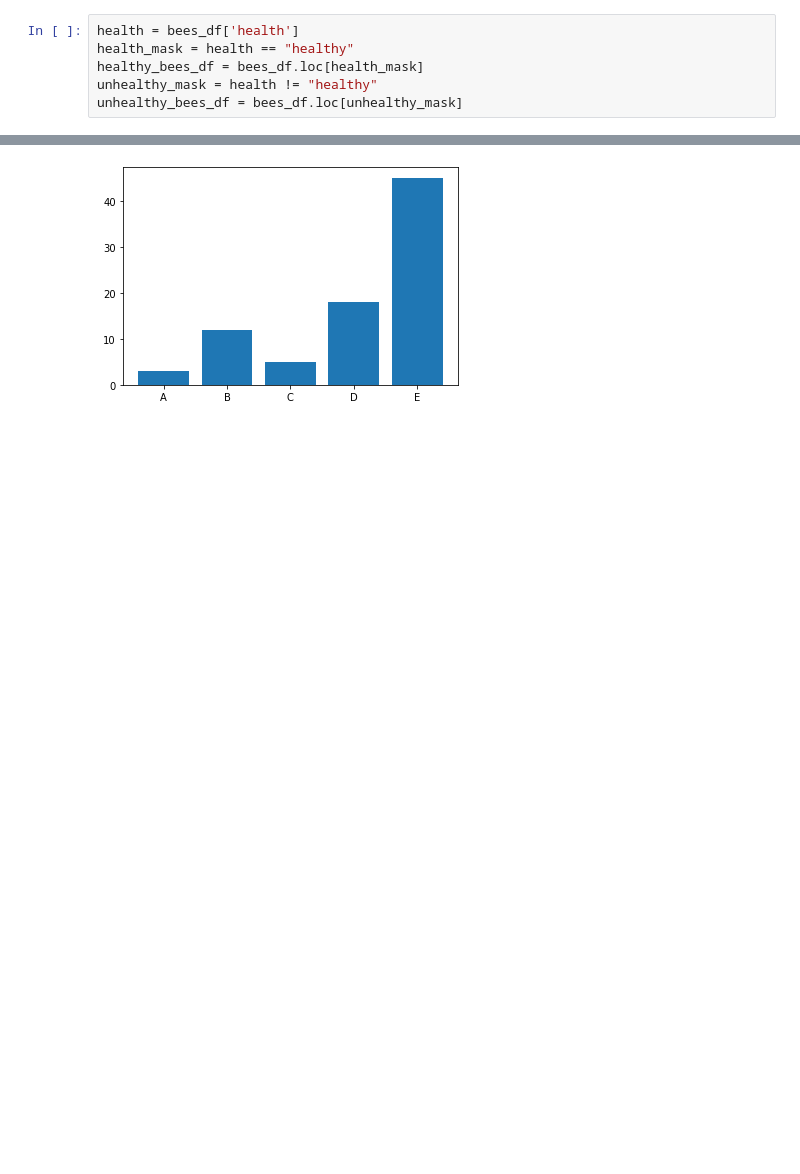
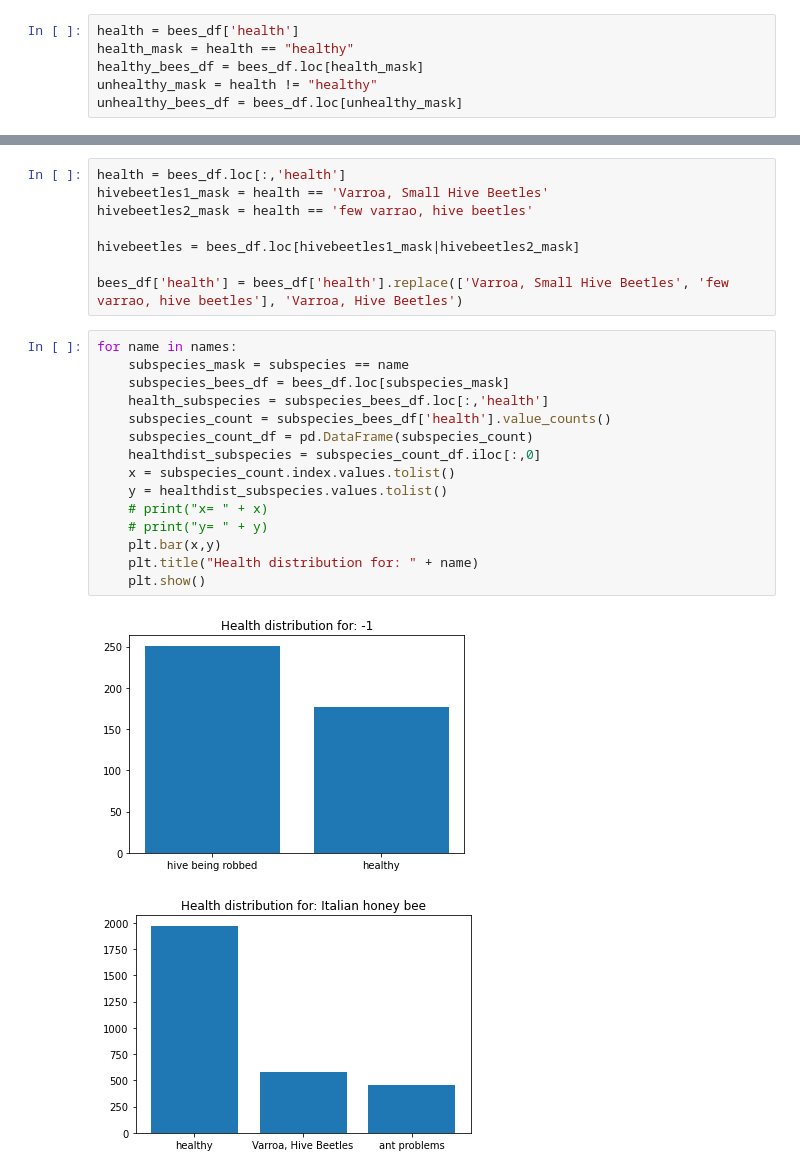
Before and after one commit to Sirithi/Challenges, a Jupyter notebook: BeeChallenges.ipynb, the cells around one changed output, grey strips where cells are left out. Saved outputs shown, nothing was run; the diff lists cells and outputs as text; blank space fills up the shorter version.

Commit message:
Added replace for health varroa and varrao to make uniform

```diff
--- a/BeeChallenges.ipynb
+++ b/BeeChallenges.ipynb
@@ -106,5 +109,28 @@ for name in names:
 [figure]
 [figure]
 # %%
+health = bees_df.loc[:,'health']
+hivebeetles1_mask = health == 'Varroa, Small Hive Beetles'
+hivebeetles2_mask = health == 'few varrao, hive beetles'
+
+hivebeetles = bees_df.loc[hivebeetles1_mask|hivebeetles2_mask]
+
+bees_df['health'] = bees_df['health'].replace(['Varroa, Small Hive Beetles', 'few varrao, hive beetles'], 'Varroa, Hive Beetles')
-# %% [output]
-[figure, removed]
+# %%
+for name in names:
+    subspecies_mask = subspecies == name
+    subspecies_bees_df = bees_df.loc[subspecies_mask]
+    health_subspecies = subspecies_bees_df.loc[:,'health']
+    subspecies_count = subspecies_bees_df['health'].value_counts()
+    subspecies_count_df = pd.DataFrame(subspecies_count)
+    healthdist_subspecies = subspecies_count_df.iloc[:,0]
+    x = subspecies_count.index.values.tolist()
+    y = healthdist_subspecies.values.tolist()
+    # print("x= " + x)
+    # print("y= " + y)
+    plt.bar(x,y)
+    plt.title("Health distribution for: " + name)
+    plt.show()
+# %% [output]
+[figure, added]
+[figure, added]
```
Also changed, not shown: parts of 3 cells of this notebook.
